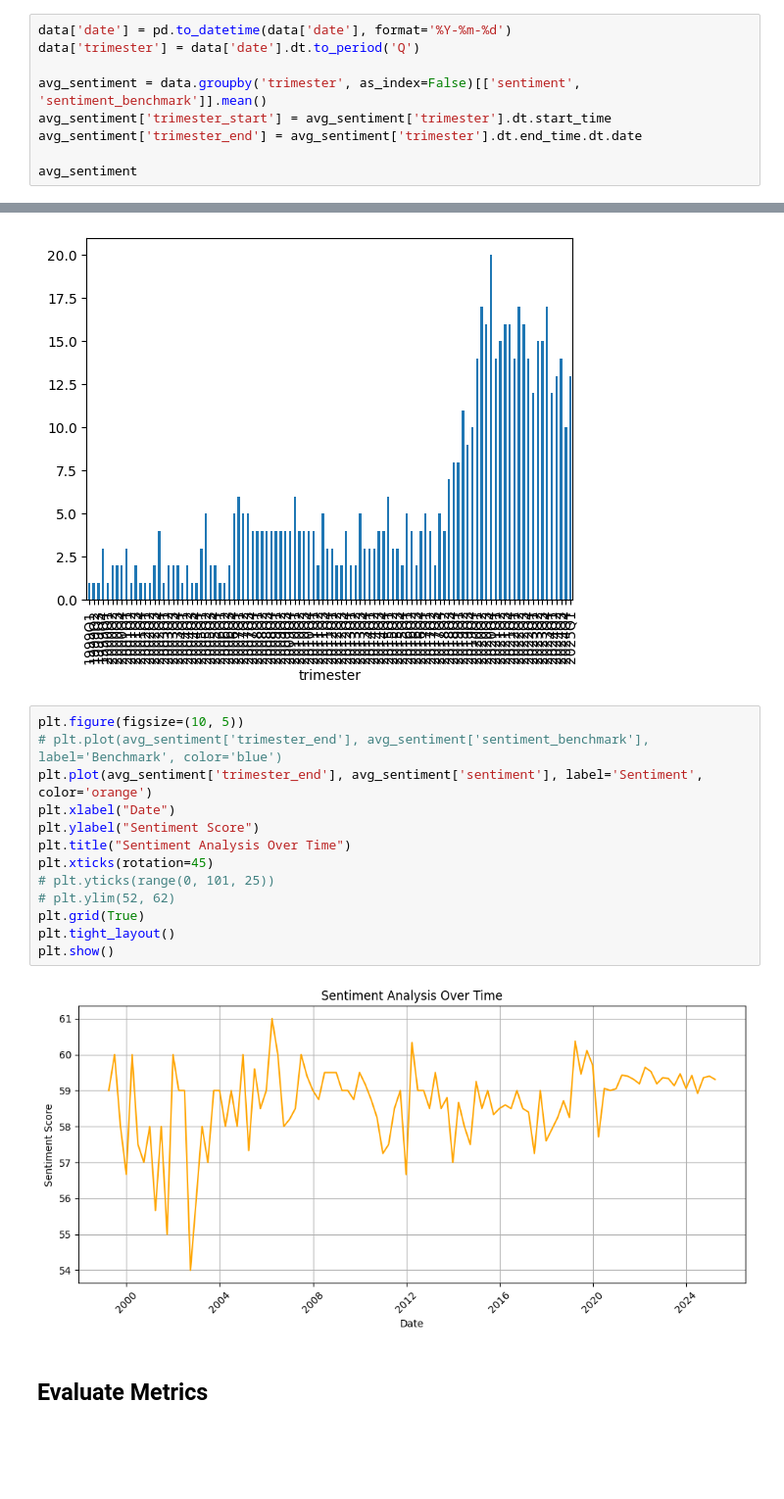
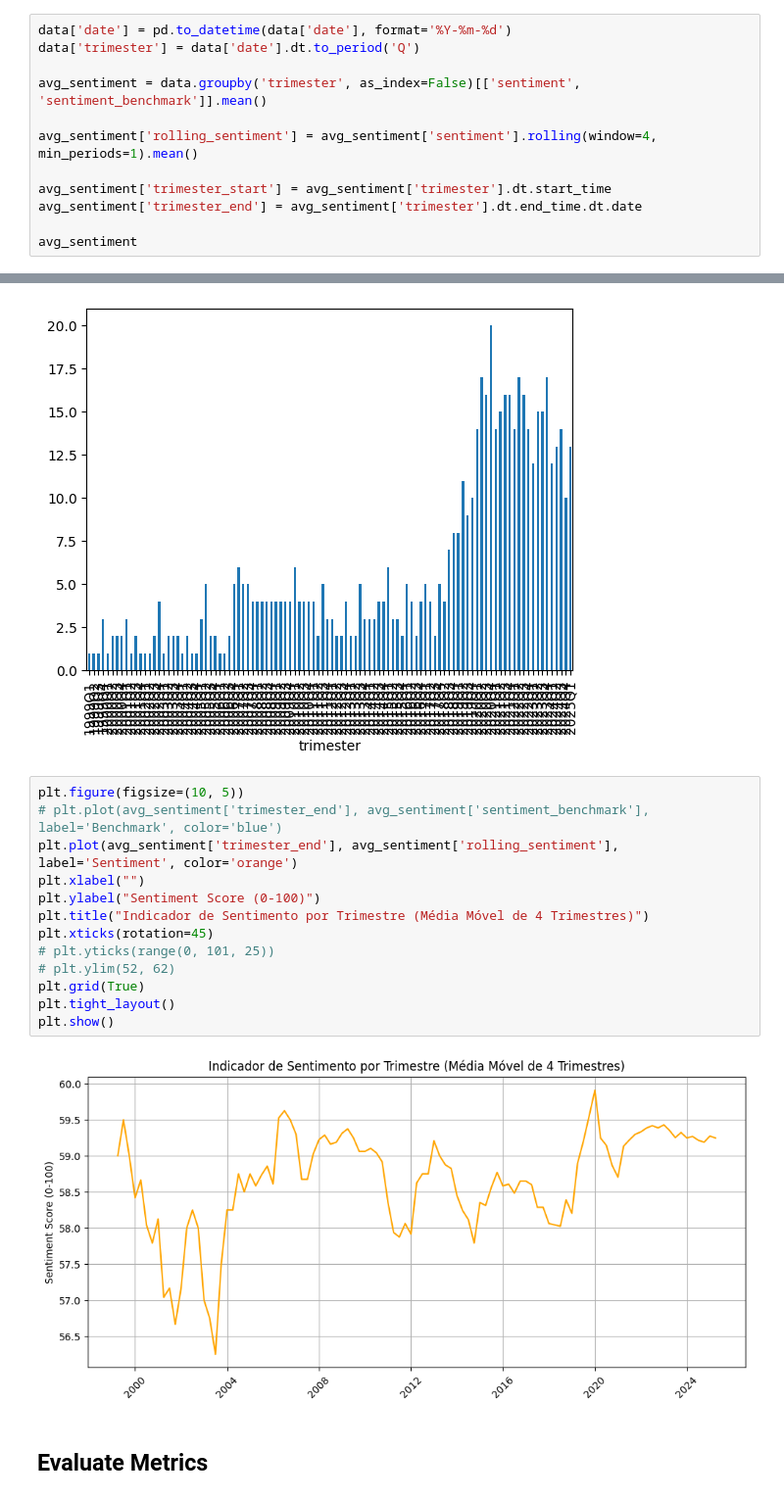
Before and after one commit to ianaraujo/bert-finance-sentiment, a Jupyter notebook: notebooks/sentiment_analysis.ipynb, the cells around one changed output, grey strips where cells are left out. Shown at 98% size. Saved outputs shown, nothing was run; the diff lists cells and outputs as text; blank space fills up the shorter version.

```diff
--- a/notebooks/sentiment_analysis.ipynb
+++ b/notebooks/sentiment_analysis.ipynb
@@ -25,6 +25,9 @@ data['date'] = pd.to_datetime(data['date'], format='%Y-%m-%d')
 data['trimester'] = data['date'].dt.to_period('Q')
 
 avg_sentiment = data.groupby('trimester', as_index=False)[['sentiment', 'sentiment_benchmark']].mean()
+
+avg_sentiment['rolling_sentiment'] = avg_sentiment['sentiment'].rolling(window=4, min_periods=1).mean()
+
 avg_sentiment['trimester_start'] = avg_sentiment['trimester'].dt.start_time
 avg_sentiment['trimester_end'] = avg_sentiment['trimester'].dt.end_time.dt.date
 
@@ -51,18 +54,18 @@ data['trimester'].value_counts().sort_index().plot(kind='bar')
 # %%
 plt.figure(figsize=(10, 5))
 # plt.plot(avg_sentiment['trimester_end'], avg_sentiment['sentiment_benchmark'], label='Benchmark', color='blue')
-plt.plot(avg_sentiment['trimester_end'], avg_sentiment['sentiment'], label='Sentiment', color='orange')
-plt.xlabel("Date")
-plt.ylabel("Sentiment Score")
-plt.title("Sentiment Analysis Over Time")
+plt.plot(avg_sentiment['trimester_end'], avg_sentiment['rolling_sentiment'], label='Sentiment', color='orange')
+plt.xlabel("")
+plt.ylabel("Sentiment Score (0-100)")
+plt.title("Indicador de Sentimento por Trimestre (Média Móvel de 4 Trimestres)")
 plt.xticks(rotation=45)
 # plt.yticks(range(0, 101, 25))
 # plt.ylim(52, 62)
 plt.grid(True)
 plt.tight_layout()
 plt.show()
 # %% [output]
-[figure, old version]
+[figure, new version]
 # %% [markdown]
 ## Evaluate Metrics
 # %%
```
Also changed, not shown: parts of 1 cell of this notebook, 1 other file.
